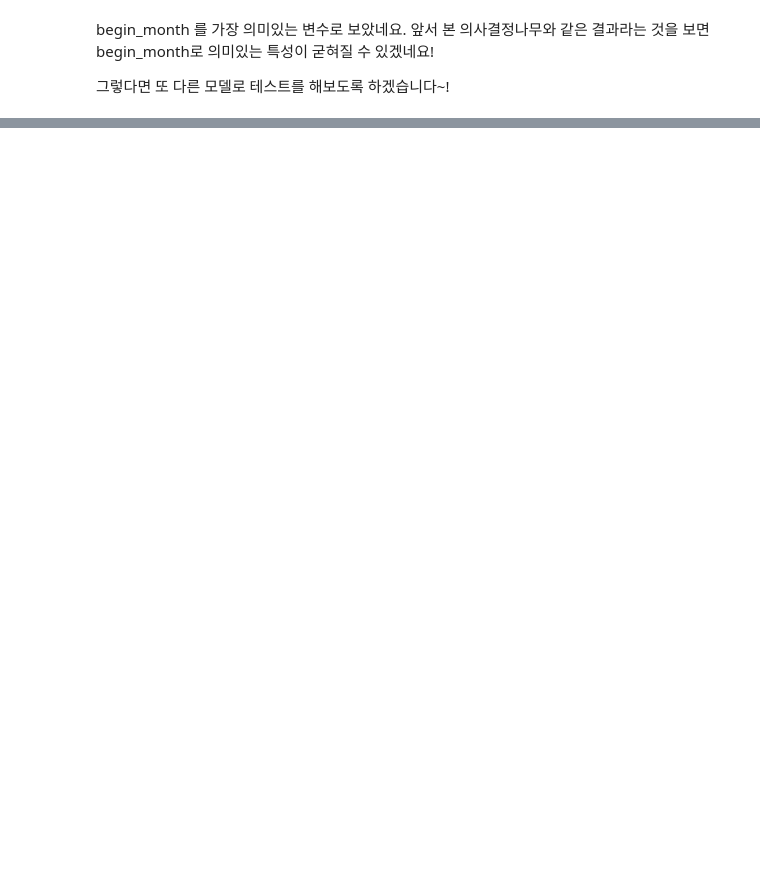
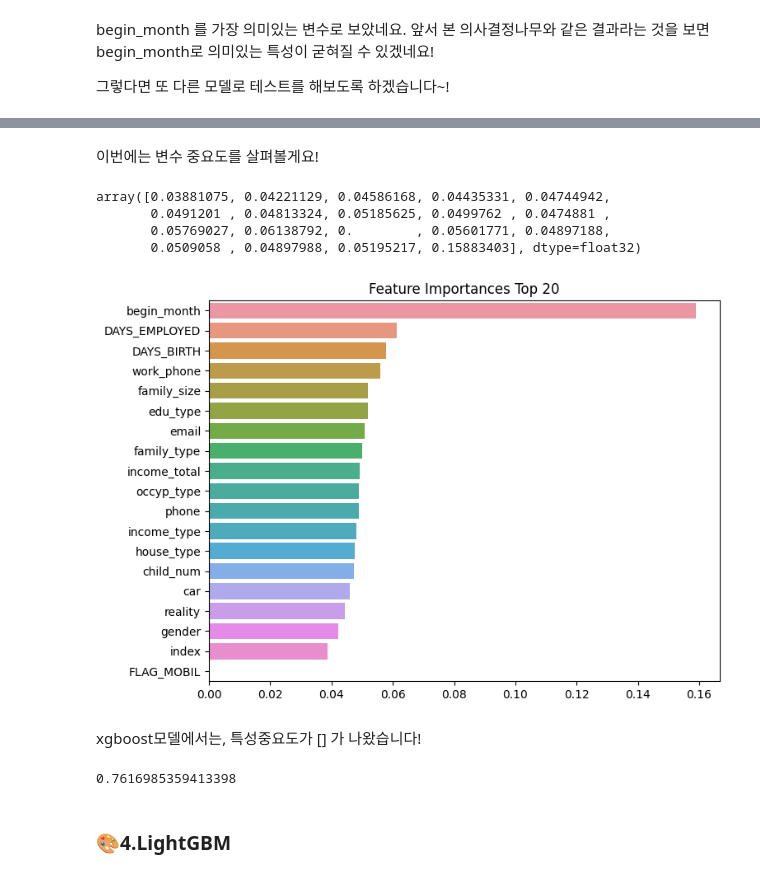
Before and after one commit to shkim4-markany/dacon_team6, a Jupyter notebook: Stage6.ipynb, the cells around one changed output, grey strips where cells are left out. Cells and saved outputs as stored; diff of their text form; code cells hidden in the pictures; blank space fills up the shorter version.

```diff
--- a/Stage6.ipynb
+++ b/Stage6.ipynb
@@ -425,0 +445,6 @@ begin_month 를 가장 의미있는 변수로 보았네요.
+# %%
+from xgboost import XGBClassifier
+
+xgb = XGBClassifier(n_estimators=100, random_state=42)
+pred_3 = xgb.fit(X_train, y_train).predict(X_valid) #모델 학습 및 예측
+print("Accuracy:", xgb.score(X_valid, y_valid)) #정확도 평가
@@ -425,0 +481,34 @@ begin_month 를 가장 의미있는 변수로 보았네요.
+# %% [markdown]
+이번에는 변수 중요도를 살펴볼게요!
+# %%
+xgb_importances_values = xgb.feature_importances_
+xgb_importances_values
+# %% [output]
+array([0.03881075, 0.04221129, 0.04586168, 0.04435331, 0.04744942,
+       0.0491201 , 0.04813324, 0.05185625, 0.0499762 , 0.0474881 ,
+       0.05769027, 0.06138792, 0.        , 0.05601771, 0.04897188,
+       0.0509058 , 0.04897988, 0.05195217, 0.15883403], dtype=float32)
+# %%
+#변수명이  필요하겠네요! 시각화까지 해볼게요
+
+xgb_importances = pd.Series(xgb_importances_values, index=X_valid.columns).sort_values(ascending=False)
+xgb_top20 = xgb_importances.head(20)
+
+plt.figure(figsize=(8,6))
+plt.title('Feature Importances Top 20')
+sns.barplot(x=xgb_top20, y=xgb_top20.index)
+plt.show()
+# %% [output]
+[figure, added]
+# %% [markdown]
+xgboost모델에서는, 특성중요도가 [] 가 나왔습니다!
+# %%
+#log_loss
+
+from sklearn.metrics import log_loss
+y_prob = xgb.predict_proba(X_valid)
+log_loss(y_valid, y_prob)
+# %% [output]
+0.7616985359413398
+# %% [markdown]
+### 🎨4.LightGBM
```
Also changed, not shown: parts of 45 cells of this notebook.
